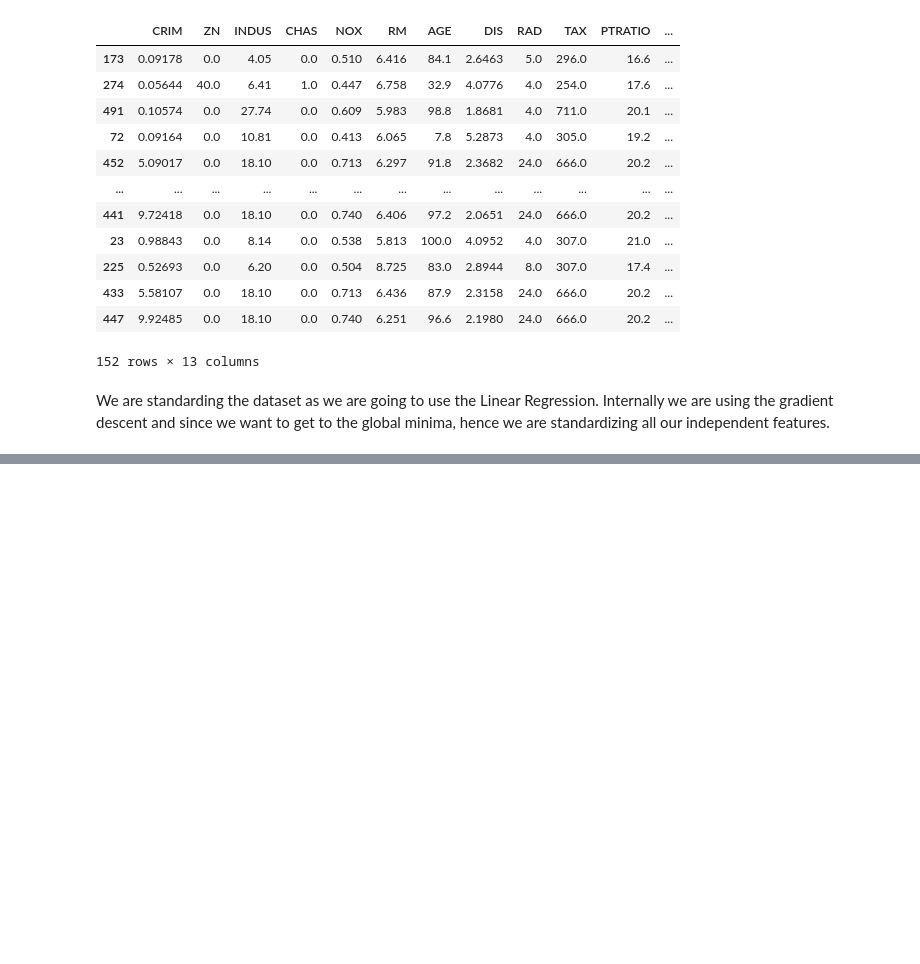
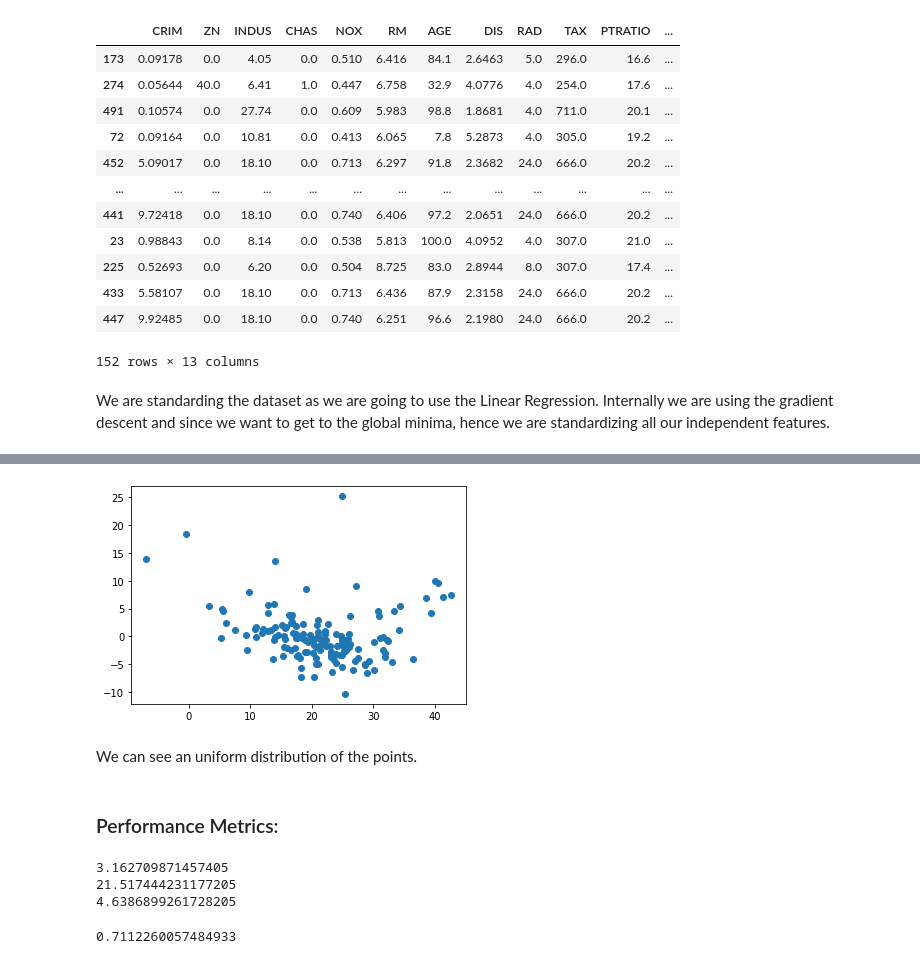
Before and after one commit to SiddheshCodeMaster/boston-housing-price-prediction-using-ML-, a Jupyter notebook: boston_housing_price_prediction.ipynb, the cells around one changed output, grey strips where cells are left out. Saved outputs shown, nothing was run; the diff lists cells and outputs as text; code cells hidden in the pictures; blank space fills up the shorter version.

```diff
--- a/boston_housing_price_prediction.ipynb
+++ b/boston_housing_price_prediction.ipynb
@@ -313,0 +431,10 @@ We are standarding the dataset as we are going to use the Linear Regression. Int
+# %%
+# Scatter plot with respect to prediction and residuals:
+plt.scatter(reg_pred, residuals)
+plt.show()
+# %% [output]
+[figure, added]
+# %% [markdown]
+We can see an uniform distribution of the points.
+# %% [markdown]
+### Performance Metrics:
@@ -313,0 +443,19 @@ We are standarding the dataset as we are going to use the Linear Regression. Int
+# %%
+# Mean Absolute Error, Mean Squared Error, Root Mean Squared Error:
+print(mean_absolute_error(y_test, reg_pred))
+print(mean_squared_error(y_test, reg_pred))
+print(np.sqrt(mean_squared_error(y_test, reg_pred)))
+# %% [output]
+3.162709871457405
+21.517444231177205
+4.6386899261728205
+# %%
+# R Square:
+# Formula for R Square: R^2 = 1 - SSR/SST
+# R^2= Coefficiet of determination, SSR = Sum of squares of residuals, SST = Total Sum of Squares
+
+from sklearn.metrics import r2_score
+score = r2_score(y_test, reg_pred)
+print(score)
+# %% [output]
+0.7112260057484933
```
Also changed, not shown: parts of 26 cells of this notebook, 3 other files.
